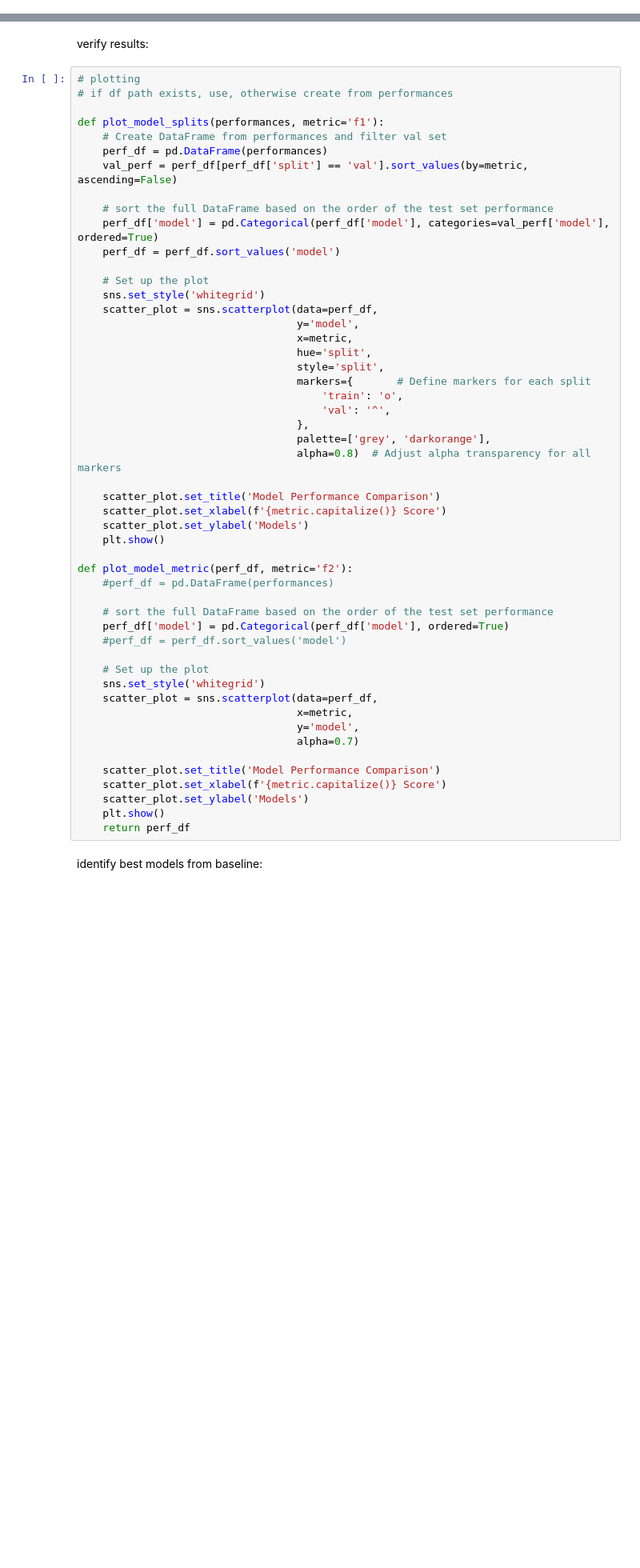
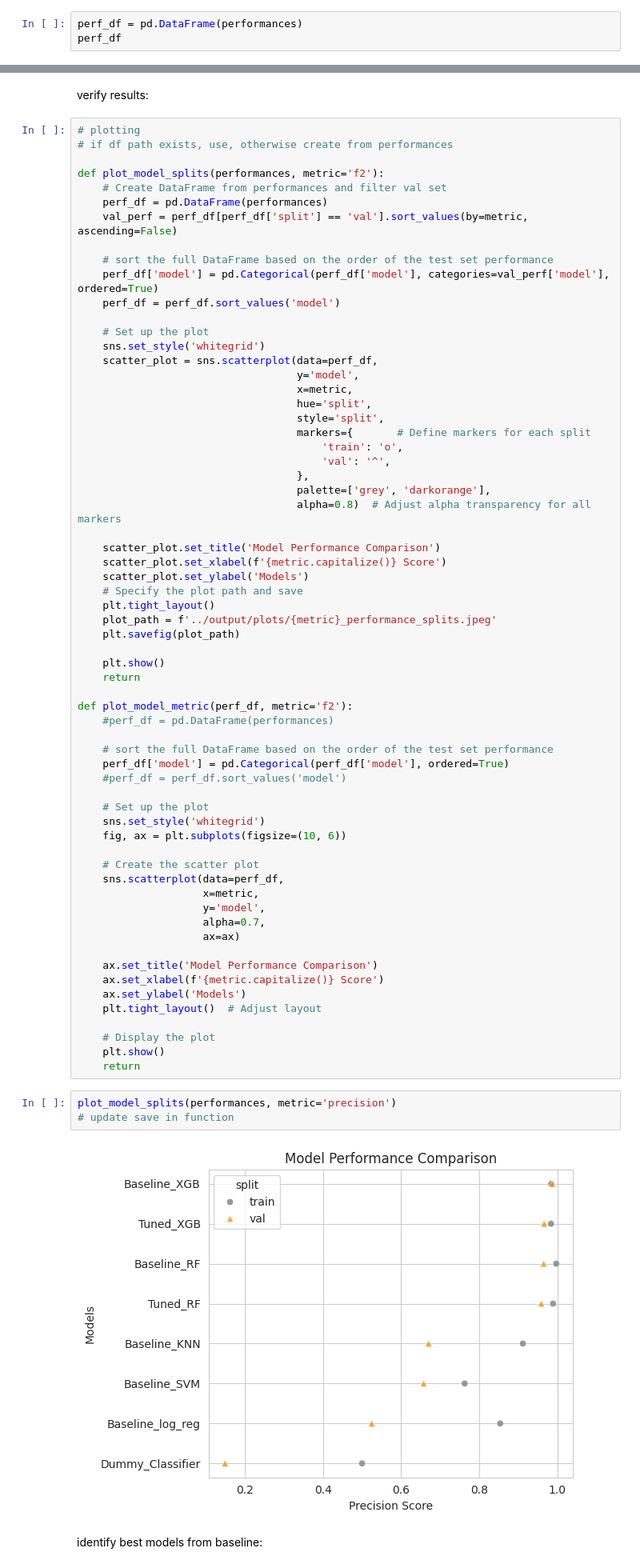
Before and after one commit to SarahHvidAndersenKnowit/DataScience_project, a Jupyter notebook: nbs/new_model.ipynb, the cells around one changed output, grey strips where cells are left out. Shown at 80% size. Saved outputs shown, nothing was run; the diff lists cells and outputs as text; blank space fills up the shorter version.

```diff
--- a/nbs/new_model.ipynb
+++ b/nbs/new_model.ipynb
@@ -186,0 +212,3 @@ FileNotFoundError: [Errno 2] No such file or directory: '/work/SarahHvidAndersen
+# %%
+perf_df = pd.DataFrame(performances)
+perf_df
@@ -190,7 +236,7 @@ verify results:
 # plotting
 # if df path exists, use, otherwise create from performances
 
-def plot_model_splits(performances, metric='f1'):
+def plot_model_splits(performances, metric='f2'):
     # Create DataFrame from performances and filter val set
     perf_df = pd.DataFrame(performances)
     val_perf = perf_df[perf_df['split'] == 'val'].sort_values(by=metric, ascending=False)
@@ -216,7 +262,13 @@ def plot_model_splits(performances, metric='f1'):
     scatter_plot.set_title('Model Performance Comparison')
     scatter_plot.set_xlabel(f'{metric.capitalize()} Score')
     scatter_plot.set_ylabel('Models')
+    # Specify the plot path and save
+    plt.tight_layout()
+    plot_path = f'../output/plots/{metric}_performance_splits.jpeg'
+    plt.savefig(plot_path)
+
     plt.show()
+    return
 
 def plot_model_metric(perf_df, metric='f2'):
     #perf_df = pd.DataFrame(performances)
@@ -227,16 +279,28 @@ def plot_model_metric(perf_df, metric='f2'):
 
     # Set up the plot
     sns.set_style('whitegrid')
-    scatter_plot = sns.scatterplot(data=perf_df,
-                                   x=metric,
-                                   y='model',
-                                   alpha=0.7)
+    fig, ax = plt.subplots(figsize=(10, 6))
 
-    scatter_plot.set_title('Model Performance Comparison')
-    scatter_plot.set_xlabel(f'{metric.capitalize()} Score')
-    scatter_plot.set_ylabel('Models')
+    # Create the scatter plot
+    sns.scatterplot(data=perf_df,
+                    x=metric,
+                    y='model',
+                    alpha=0.7,
+                    ax=ax)
+
+    ax.set_title('Model Performance Comparison')
+    ax.set_xlabel(f'{metric.capitalize()} Score')
+    ax.set_ylabel('Models')
+    plt.tight_layout()  # Adjust layout
+
+    # Display the plot
     plt.show()
-    return perf_df
+    return
+# %%
+plot_model_splits(performances, metric='precision')
+# update save in function
+# %% [output]
+[figure, added]
 # %% [markdown]
 identify best models from baseline:
 # %%
```
Also changed, not shown: parts of 10 cells of this notebook, 42 other files.
